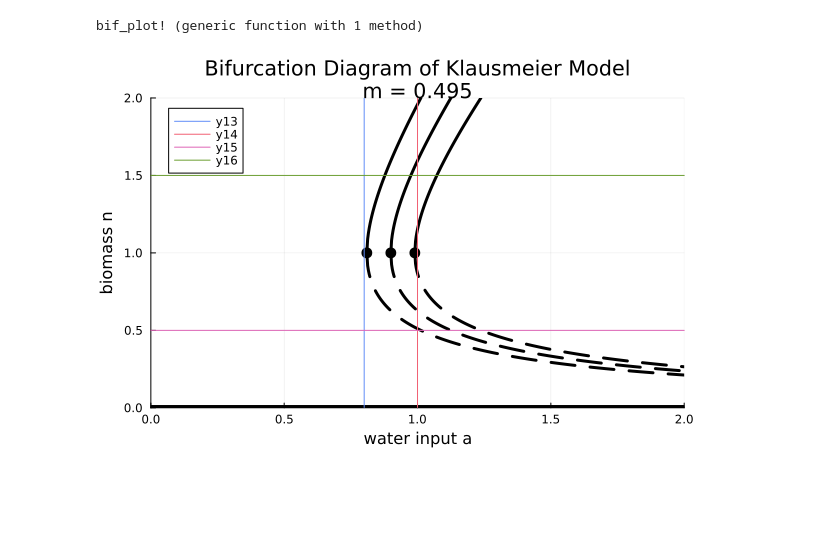
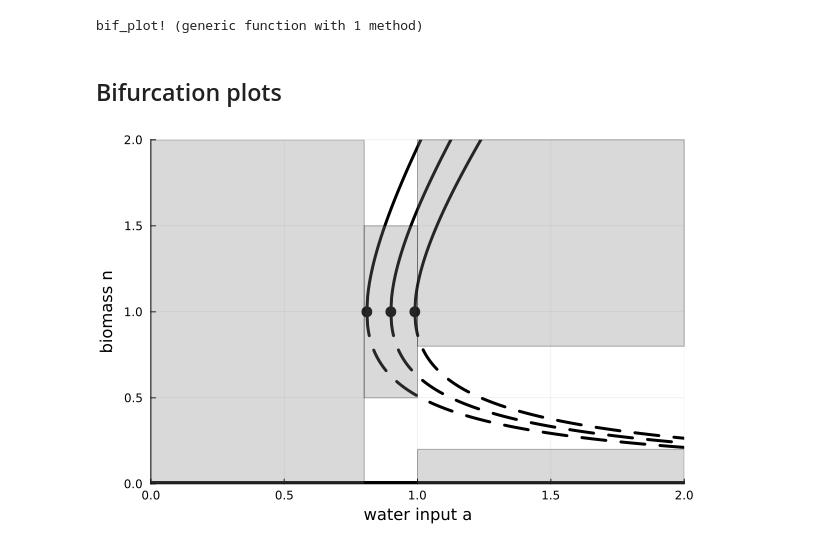
Before and after one commit to lisab00/ma-code, a Jupyter notebook: notebooks/playground/bifurcation_diagrams.ipynb, the cells around one changed output. Cells and saved outputs as stored; diff of their text form; code cells hidden in the pictures; blank space fills up the shorter version.

```diff
--- a/notebooks/playground/bifurcation_diagrams.ipynb
+++ b/notebooks/playground/bifurcation_diagrams.ipynb
@@ -64,7 +66,7 @@ function bif_plot(m::Float64, comp::String; points=[])
         plot!(0:0.1:2, 0:0.1:2, color=:black,  lw=3, linestyle=:solid, label="")
         ylabel!("water input w")
     end
-    title!("Bifurcation Diagram of Klausmeier Model\nm = $m")
+    #title!("Bifurcation Diagram of Klausmeier Model\nm = $m")
 end
 
 function bif_plot!(m::Float64, comp::String; points=[])
@@ -98,18 +100,18 @@ function bif_plot!(m::Float64, comp::String; points=[])
         plot!(0:0.1:2, 0:0.1:2, color=:black,  lw=3, linestyle=:solid, label="")
         ylabel!("water input w")
     end
-    title!("Bifurcation Diagram of Klausmeier Model\nm = $m")
+    #title!("Bifurcation Diagram of Klausmeier Model\nm = $m")
 end
 # %% [output]
 bif_plot! (generic function with 1 method)
+# %% [markdown]
+## Bifurcation plots
 # %%
-bif_plot(0.45, "n")
-bif_plot!(0.405, "n")
-bif_plot!(0.495, "n")
-vline!([0.8])
-vline!([1.0])
-hline!([0.5])
-hline!([1.5])
+bif_plot(0.45, "n"), bif_plot!(0.405, "n"), bif_plot!(0.495, "n")
+plot!(Shape([1, 2, 2, 1], [0, 0, 0.2, 0.2]), color=:gray, alpha=0.3, label="")
+plot!(Shape([1, 2, 2, 1], [0.8, 0.8, 2.0, 2.0]), color=:gray, alpha=0.3, label="")
+plot!(Shape([0.8, 1.0, 1.0, 0.8], [0.5, 0.5, 1.5, 1.5]), color=:gray, alpha=0.3, label="")
+plot!(Shape([0, 0.8, 0.8, 0],[0, 0, 2, 2]), color=:gray, alpha=0.3, label="")
 # %% [output]
-[figure, old version]
+[figure, new version]
 # %%
```
Also changed, not shown: parts of 2 cells of this notebook, 3 other files.
